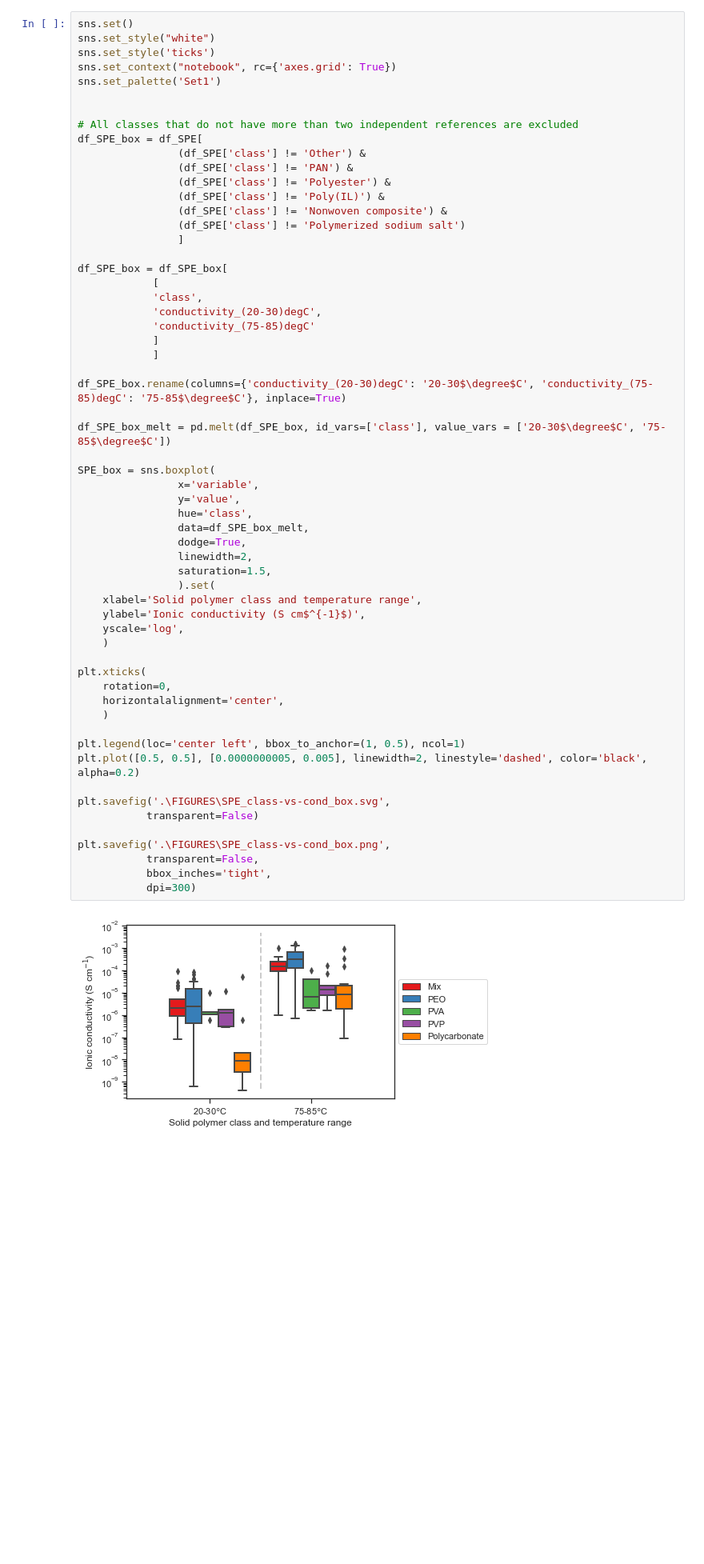
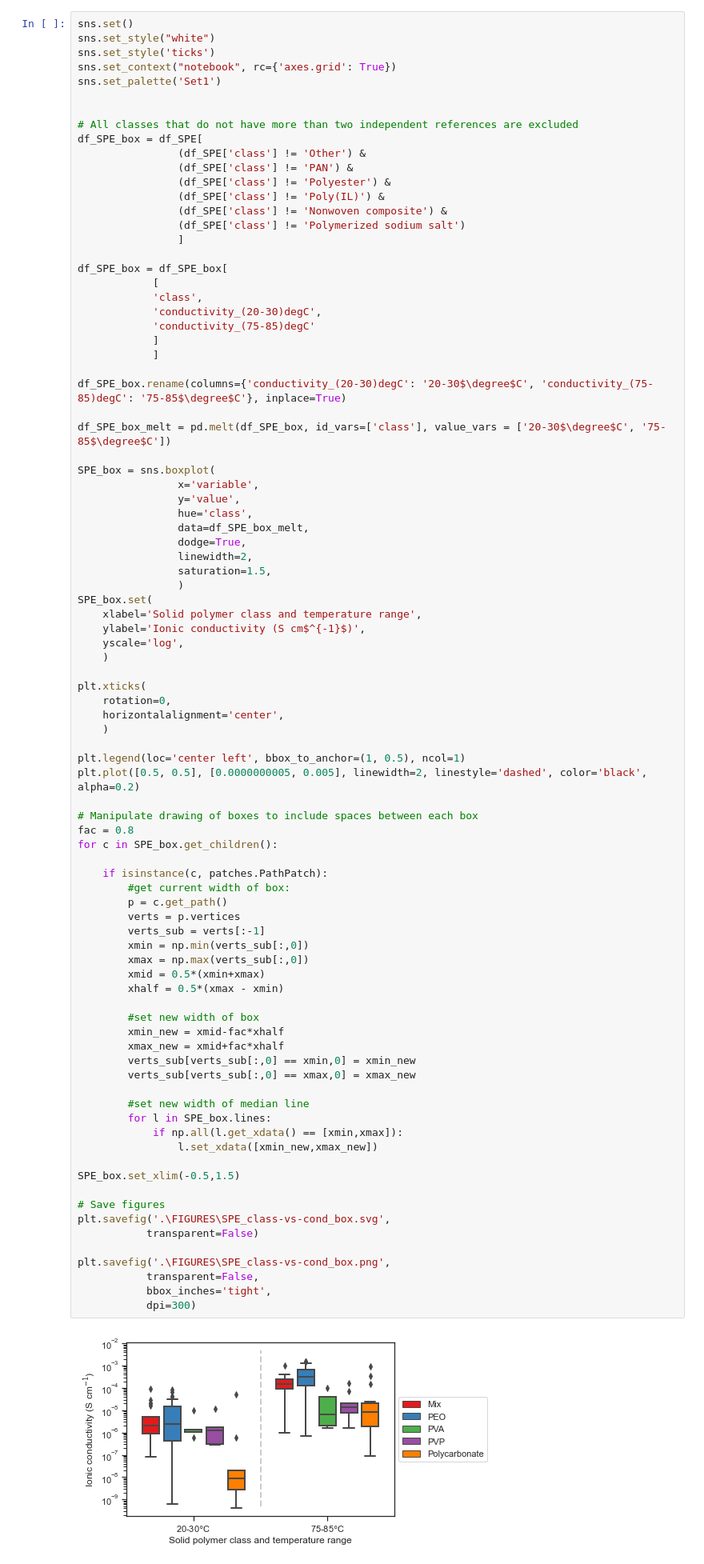
Before and after one commit to jknottUOW/polymer-review-paper, a Jupyter notebook: FIGURES.ipynb, the cells around one changed output. Shown at 80% size. Cells and saved outputs as stored; diff of their text form; blank space fills up the shorter version.

```diff
--- a/FIGURES.ipynb
+++ b/FIGURES.ipynb
@@ -52,35 +51,64 @@ df_SPE_box_melt = pd.melt(df_SPE_box, id_vars=['class'], value_vars = ['20-30$\d
 
 SPE_box = sns.boxplot(
                 x='variable',
                 y='value',
                 hue='class',
                 data=df_SPE_box_melt,
                 dodge=True,
                 linewidth=2,
                 saturation=1.5,
-                ).set(
+                )
+SPE_box.set(
     xlabel='Solid polymer class and temperature range',
     ylabel='Ionic conductivity (S cm$^{-1}$)',
     yscale='log',
     )
 
 plt.xticks(
     rotation=0,
     horizontalalignment='center',
     )
 
 plt.legend(loc='center left', bbox_to_anchor=(1, 0.5), ncol=1)
 plt.plot([0.5, 0.5], [0.0000000005, 0.005], linewidth=2, linestyle='dashed', color='black', alpha=0.2)
 
+# Manipulate drawing of boxes to include spaces between each box
+fac = 0.8
+for c in SPE_box.get_children():
+
+    if isinstance(c, patches.PathPatch):
+        #get current width of box:
+        p = c.get_path()
+        verts = p.vertices
+        verts_sub = verts[:-1]
+        xmin = np.min(verts_sub[:,0])
+        xmax = np.max(verts_sub[:,0])
+        xmid = 0.5*(xmin+xmax)
+        xhalf = 0.5*(xmax - xmin)
+
+        #set new width of box
+        xmin_new = xmid-fac*xhalf
+        xmax_new = xmid+fac*xhalf
+        verts_sub[verts_sub[:,0] == xmin,0] = xmin_new
+        verts_sub[verts_sub[:,0] == xmax,0] = xmax_new
+
+        #set new width of median line
+        for l in SPE_box.lines:
+            if np.all(l.get_xdata() == [xmin,xmax]):
+                l.set_xdata([xmin_new,xmax_new])
+
+SPE_box.set_xlim(-0.5,1.5)
+
+# Save figures
 plt.savefig('.\FIGURES\SPE_class-vs-cond_box.svg',
            transparent=False)
 
 plt.savefig('.\FIGURES\SPE_class-vs-cond_box.png',
            transparent=False,
            bbox_inches='tight',
            dpi=300)
 # %% [output]
-[figure, old version]
+[figure, new version]
 # %% [markdown]
 ## Figure xx - Gel polymer electrolyte class vs. conductivity box plot
 
```
Also changed, not shown: parts of 7 cells of this notebook, 11 other files.
